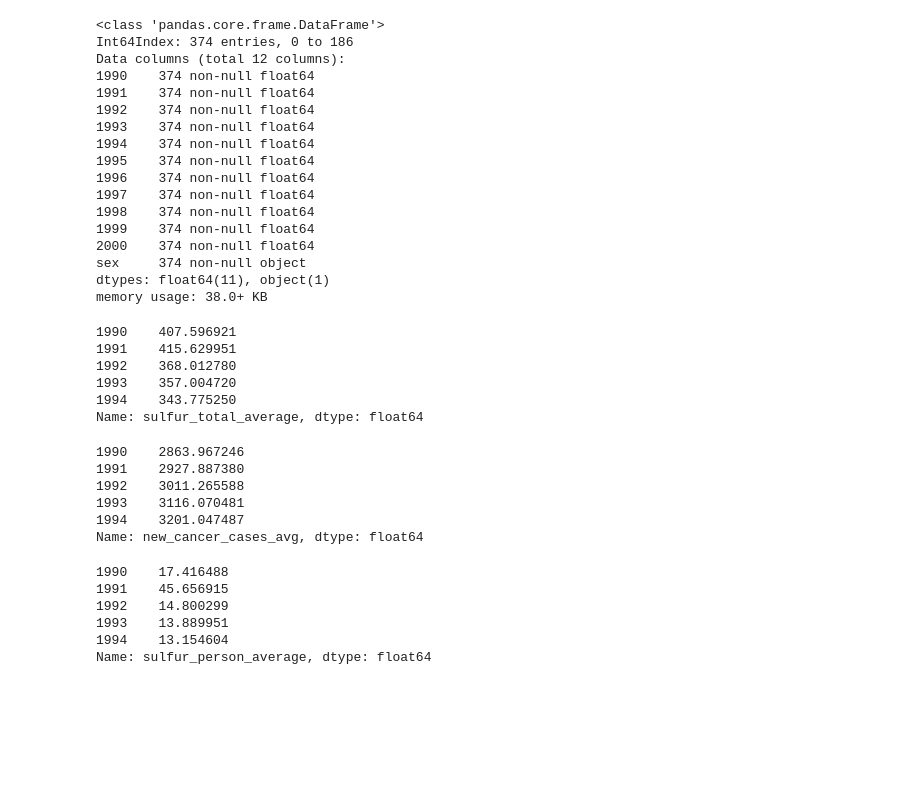
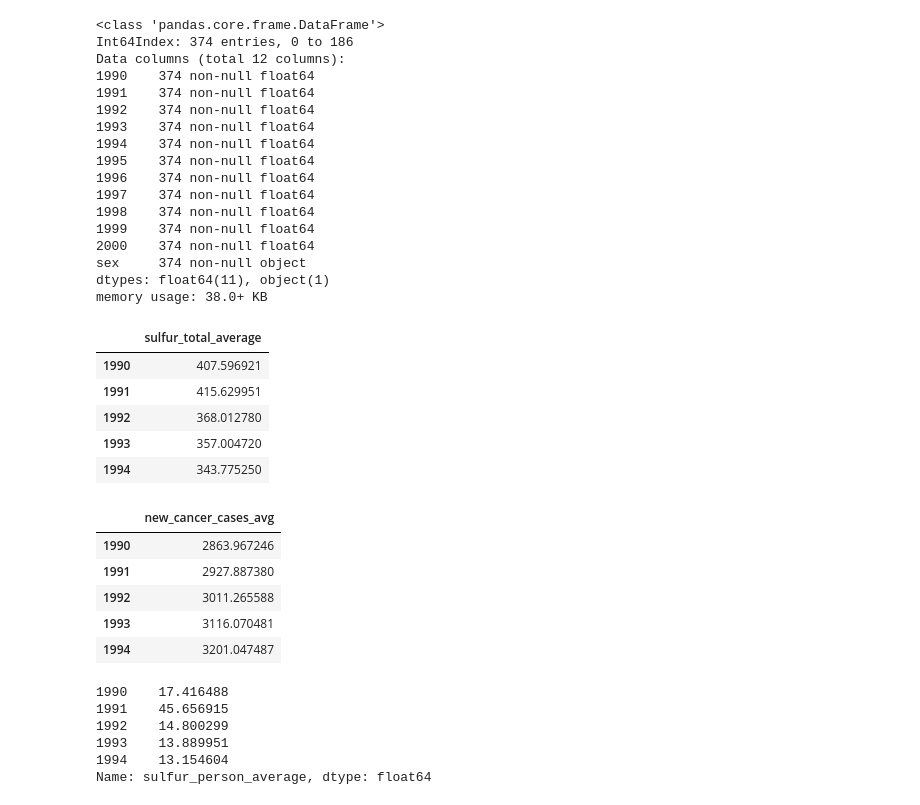
Before and after one commit to padmasu/Investigate-a-Dataset-Project, a Jupyter notebook: Investigate_a_Dataset.ipynb, the cells around one changed output. Drawn from its saved outputs; the diff is of its cells as text; code cells hidden in the pictures; blank space fills up the shorter version.

```diff
--- a/Investigate_a_Dataset.ipynb
+++ b/Investigate_a_Dataset.ipynb
@@ -291,26 +291,28 @@ memory usage: 38.0+ KB
 # %%
 #Making dataframes made of averages for each column for each dataset
 sulfur_tavg = sulfur_total.mean()
 sulfur_tavg.name = 'sulfur_total_average'
+sulfur_tavg = sulfur_tavg.to_frame()
 sulfur_tavg.head()
 # %% [output]
-1990    407.596921
-1991    415.629951
-1992    368.012780
-1993    357.004720
-1994    343.775250
-Name: sulfur_total_average, dtype: float64
+|  | sulfur_total_average |
+| 1990 | 407.596921 |
+| 1991 | 415.629951 |
+| 1992 | 368.012780 |
+| 1993 | 357.004720 |
+| 1994 | 343.775250 |
 # %%
 nl_avg = nl.mean()
 nl_avg.name = 'new_cancer_cases_avg'
+nl_avg = nl_avg.to_frame()
 nl_avg.head()
 # %% [output]
-1990    2863.967246
-1991    2927.887380
-1992    3011.265588
-1993    3116.070481
-1994    3201.047487
-Name: new_cancer_cases_avg, dtype: float64
+|  | new_cancer_cases_avg |
+| 1990 | 2863.967246 |
+| 1991 | 2927.887380 |
+| 1992 | 3011.265588 |
+| 1993 | 3116.070481 |
+| 1994 | 3201.047487 |
 # %%
 sulfur_pavg = sulfur_person.mean()
 sulfur_pavg.name = 'sulfur_person_average'
```
Also changed, not shown: parts of 4 cells of this notebook.
